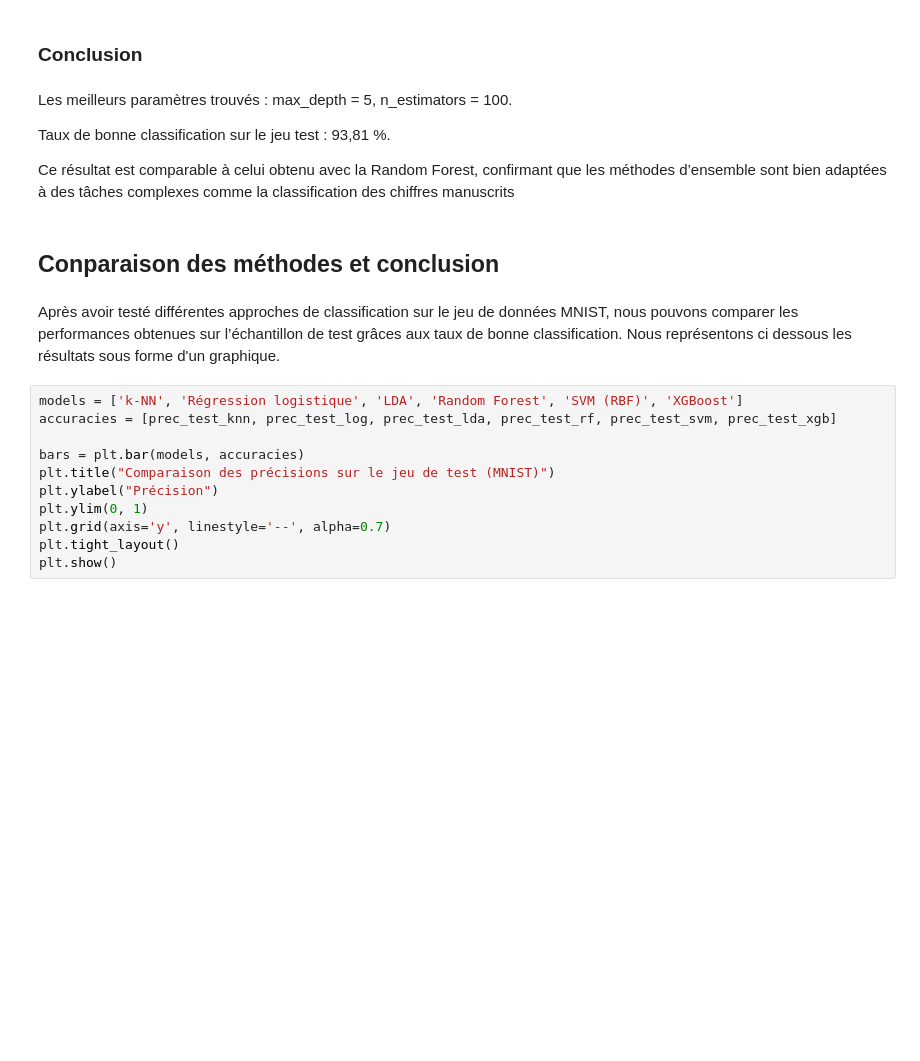
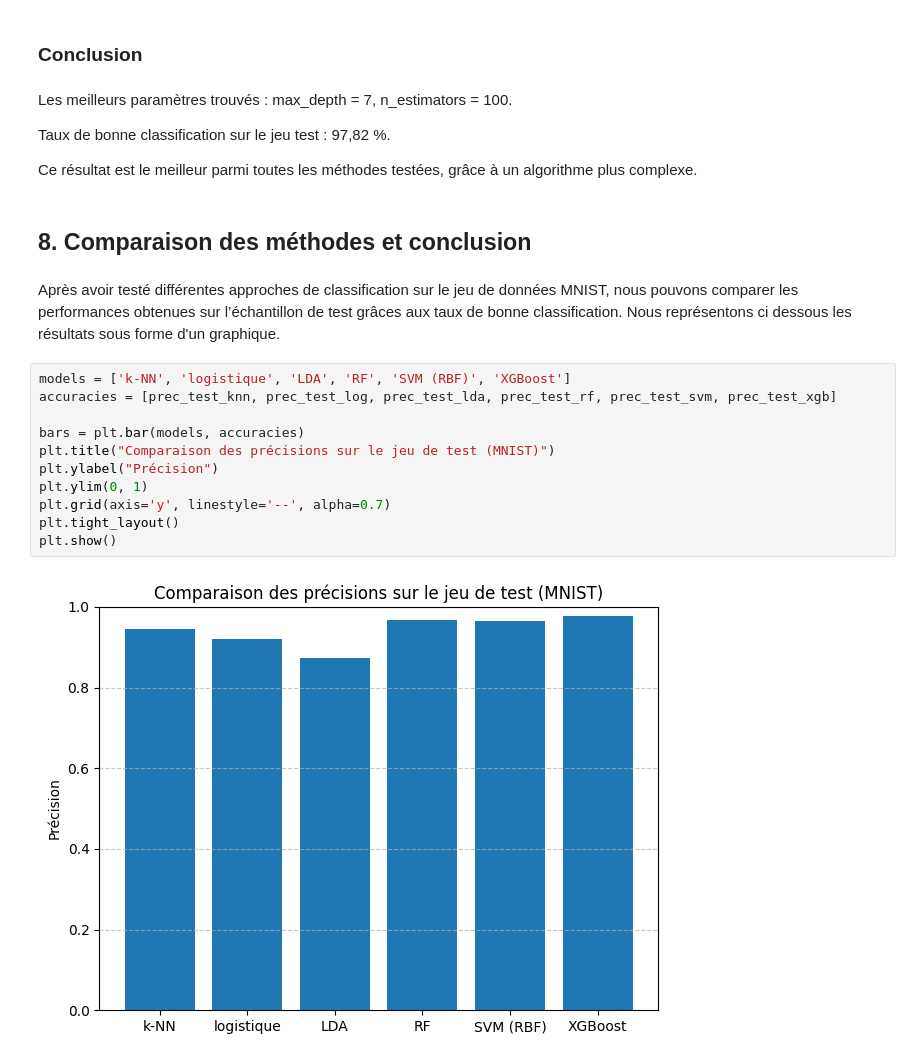
Before and after one commit to leobrendle/projet-python-M2-S1, a Jupyter notebook: notebook_projet_mnist.ipynb, the cells around one changed output. Drawn from its saved outputs; the diff is of its cells as text; blank space fills up the shorter version.

Commit message:
relecture point 7 : xgboost

```diff
--- a/notebook_projet_mnist.ipynb
+++ b/notebook_projet_mnist.ipynb
@@ -298,24 +294,26 @@ Taux de bonne classification (XGBoost) : 0.9381
 # %% [markdown]
 ### Conclusion
 # %% [markdown]
-Les meilleurs paramètres trouvés : max_depth = 5, n_estimators = 100.
+Les meilleurs paramètres trouvés : max_depth = 7, n_estimators = 100.
 
-Taux de bonne classification sur le jeu test : 93,81 %.
+Taux de bonne classification sur le jeu test : 97,82 %.
 
-Ce résultat est comparable à celui obtenu avec la Random Forest, confirmant que les méthodes d’ensemble sont bien adaptées à des tâches complexes comme la classification des chiffres manuscrits
+Ce résultat est le meilleur parmi toutes les méthodes testées, grâce à un algorithme plus complexe.
 # %% [markdown]
-## Conparaison des méthodes et conclusion
+## 8. Comparaison des méthodes et conclusion
 # %% [markdown]
 Après avoir testé différentes approches de classification sur le jeu de données MNIST, nous pouvons comparer les performances obtenues sur l’échantillon de test grâces aux taux de bonne classification. Nous représentons ci dessous les résultats sous forme d'un graphique.
 # %%
-models = ['k-NN', 'Régression logistique', 'LDA', 'Random Forest', 'SVM (RBF)', 'XGBoost']
+models = ['k-NN', 'logistique', 'LDA', 'RF', 'SVM (RBF)', 'XGBoost']
 accuracies = [prec_test_knn, prec_test_log, prec_test_lda, prec_test_rf, prec_test_svm, prec_test_xgb]
 
 bars = plt.bar(models, accuracies)
 plt.title("Comparaison des précisions sur le jeu de test (MNIST)")
 plt.ylabel("Précision")
 plt.ylim(0, 1)
 plt.grid(axis='y', linestyle='--', alpha=0.7)
 plt.tight_layout()
 plt.show()
+# %% [output]
+[figure, added]
 # %% [markdown]
```
Also changed, not shown: parts of 2 cells of this notebook.
